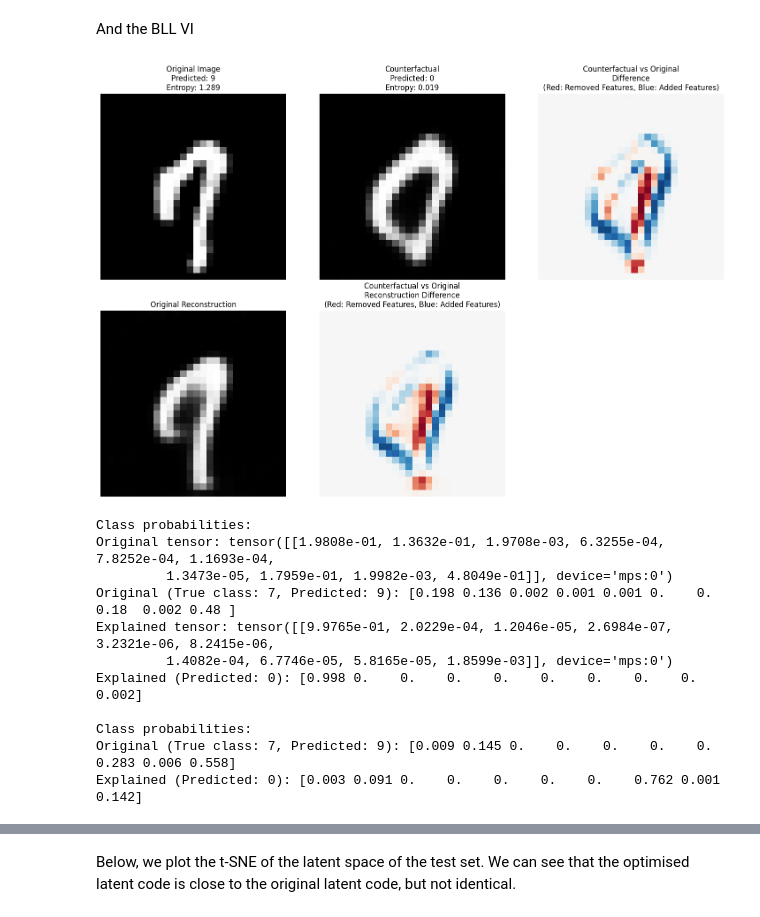
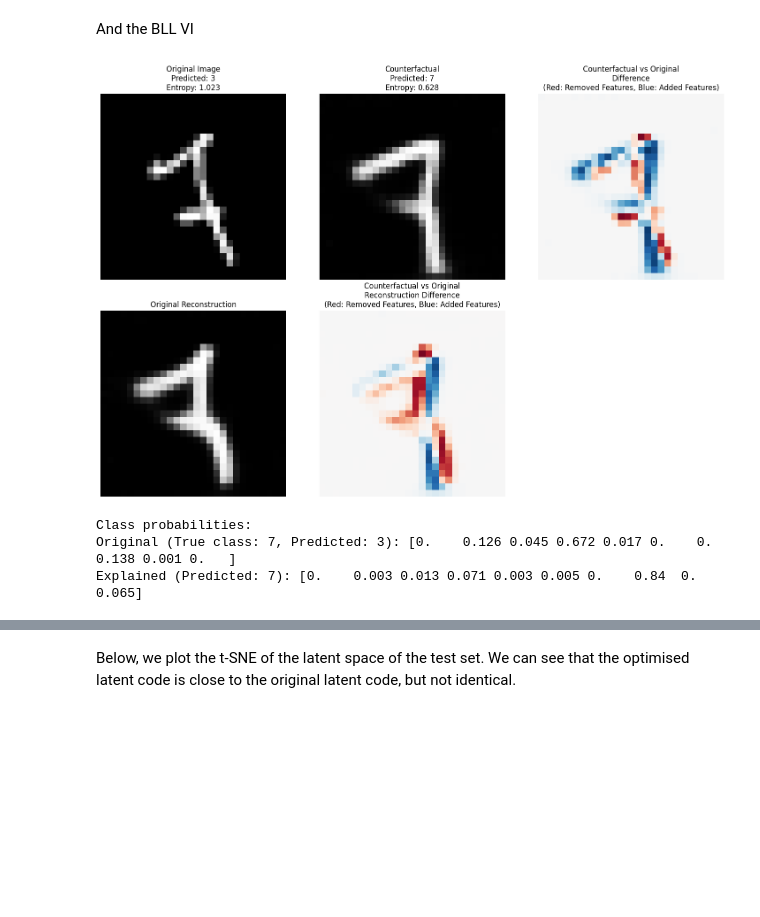
Before and after one commit to confinlay/Bayesian-CE, a Jupyter notebook: MyImplementation/testing_notebooks/test_clue_BLL_joint.ipynb, the cells around one changed output, grey strips where cells are left out. Cells and saved outputs as stored; diff of their text form; code cells hidden in the pictures; blank space fills up the shorter version.

Commit message:
Testing finetune

```diff
--- a/MyImplementation/testing_notebooks/test_clue_BLL_joint.ipynb
+++ b/MyImplementation/testing_notebooks/test_clue_BLL_joint.ipynb
@@ -84,0 +87,8 @@ decoder.load_state_dict(torch.load(os.path.join(model_saves_dir, 'joint_decoder.
+# %%
+importlib.reload(regene_models)
+
+decoder_finetuned = regene_models.Decoder(latent_dim=256, device=cfg.device)
+backbone_finetuned = regene_models.Classifier(latent_dim=cfg.latent_dim, num_classes=10, device=cfg.device)
+
+decoder_finetuned.load_state_dict(torch.load(os.path.join(model_saves_dir, 'BLL_VI_Joint_Decoder_Finetuned_models/decoder_finetuned_3866.pt'), map_location=cfg.device))
+backbone_finetuned.load_state_dict(torch.load(os.path.join(model_saves_dir, 'BLL_VI_Joint_Decoder_Finetuned_models/backbone_finetuned_3866.pt'), map_location=cfg.device))
@@ -126,0 +141,12 @@ bll_vi.load_checkpoint(model_saves_dir + '/mnist_bll_vi_models/BLL_VI_Joint_Deco
+# %%
+from models.BLL_VI import BayesianLastLayerVI
+importlib.reload(models.BLL_VI)
+
+bll_vi_finetuned = BayesianLastLayerVI(
+    backbone=backbone_finetuned,
+    input_dim=256,
+    output_dim=10,
+    device=cfg.device
+)
+
+bll_vi_finetuned.load_checkpoint(os.path.join(model_saves_dir, 'BLL_VI_Joint_Decoder_Finetuned_models/BLL_finetuned_693.pth'))
@@ -136,12 +164,12 @@ eval_loader = torch.utils.data.DataLoader(testset, batch_size=64, shuffle=False,
 uncertainties = []
 indices = []
 
-bll_vi.eval()
+bll_vi_finetuned.eval()
 with torch.no_grad():
     for i, (images, _) in enumerate(eval_loader):
         images = images.to(cfg.device)
         # Get predictions and uncertainties using BLL model
-        _, uncertainty_dict = bll.predict_with_uncertainty(images)
+        _, uncertainty_dict = bll_vi_finetuned.predict_with_uncertainty(images)
 
         # Store total uncertainties and indices
         uncertainties.extend(uncertainty_dict['total_entropy'].cpu().numpy())
@@ -411,12 +439,12 @@ Explained (Predicted: 9): [0.003 0.    0.    0.    0.071 0.    0.041 0.    0.
 And the BLL VI
 # %%
 # Get the most uncertain image and its latent representation
-most_uncertain_idx = sorted_data_indices[2]
-uncertain_image, _ = testset[most_uncertain_idx]
+most_uncertain_idx = sorted_data_indices[5]
+uncertain_image, true_label = testset[most_uncertain_idx]
 uncertain_image = uncertain_image.to(cfg.device).unsqueeze(0)  # Add batch dimension
 
 # Get its latent representation
-bll.eval()
+bll_vi.eval()
 with torch.no_grad():
     z0 = bll_vi.extract_features(uncertain_image)
 
@@ -477,44 +505,36 @@ plt.title(f'Original Image\nPredicted: {original_pred}\nEntropy: {original_entro
 plt.axis('off')
 
 plt.subplot(232)
 plt.imshow(clue_recon[0,0].cpu().detach(), cmap='gray')
 plt.title(f'Counterfactual\nPredicted: {explained_pred}\nEntropy: {explained_entropy_recon[0]:.3f}')
 plt.axis('off')
 
 plt.subplot(233)
 diff = clue_recon[0,0].cpu().detach() - uncertain_image[0,0].cpu()
 plt.imshow(diff, cmap='RdBu', vmin=-1, vmax=1)  # Fixed scale -1 to 1
 plt.title('Counterfactual vs Original\nDifference\n(Red: Removed Features, Blue: Added Features)')
 plt.axis('off')
 
 plt.subplot(234)
 plt.imshow(original_recon[0,0].cpu().detach(), cmap='gray')
 plt.title('Original Reconstruction')
 plt.axis('off')
 
 plt.subplot(235)
 recon_diff = clue_recon[0,0].cpu().detach() - original_recon[0,0].cpu().detach()
 plt.imshow(recon_diff, cmap='RdBu', vmin=-1, vmax=1)  # Fixed scale -1 to 1
 plt.title('Counterfactual vs Original\nReconstruction Difference\n(Red: Removed Features, Blue: Added Features)')
 plt.axis('off')
 
 plt.tight_layout()
 plt.show()
 
 # Print probabilities
 print("\nClass probabilities:")
-print(f"Original (True class: {true_label}, Predicted: {original_pred}):", original_recon_probs.cpu().numpy()[0].round(3))
-print(f"Explained (Predicted: {explained_pred}):", explained_recon_probs.cpu().numpy()[0].round(3))
+print(f"Original (True class: {true_label}, Predicted: {original_pred}):", original_mean_probs_recon.cpu().numpy()[0].round(3))
+print(f"Explained (Predicted: {explained_pred}):", explained_mean_probs_recon.cpu().numpy()[0].round(3))
 # %% [output]
-[figure, old version]
+[figure, new version]
 Class probabilities:
-Original tensor: tensor([[1.9808e-01, 1.3632e-01, 1.9708e-03, 6.3255e-04, 7.8252e-04, 1.1693e-04,
-         1.3473e-05, 1.7959e-01, 1.9982e-03, 4.8049e-01]], device='mps:0')
-Original (True class: 7, Predicted: 9): [0.198 0.136 0.002 0.001 0.001 0.    0.    0.18  0.002 0.48 ]
-Explained tensor: tensor([[9.9765e-01, 2.0229e-04, 1.2046e-05, 2.6984e-07, 3.2321e-06, 8.2415e-06,
-         1.4082e-04, 6.7746e-05, 5.8165e-05, 1.8599e-03]], device='mps:0')
-Explained (Predicted: 0): [0.998 0.    0.    0.    0.    0.    0.    0.    0.    0.002]
-
-Class probabilities:
-Original (True class: 7, Predicted: 9): [0.009 0.145 0.    0.    0.    0.    0.    0.283 0.006 0.558]
-Explained (Predicted: 0): [0.003 0.091 0.    0.    0.    0.    0.    0.762 0.001 0.142]
+Original (True class: 7, Predicted: 3): [0.    0.126 0.045 0.672 0.017 0.    0.    0.138 0.001 0.   ]
+Explained (Predicted: 7): [0.    0.003 0.013 0.071 0.003 0.005 0.    0.84  0.    0.065]
```
Also changed, not shown: parts of 14 cells of this notebook, 16 other files.
